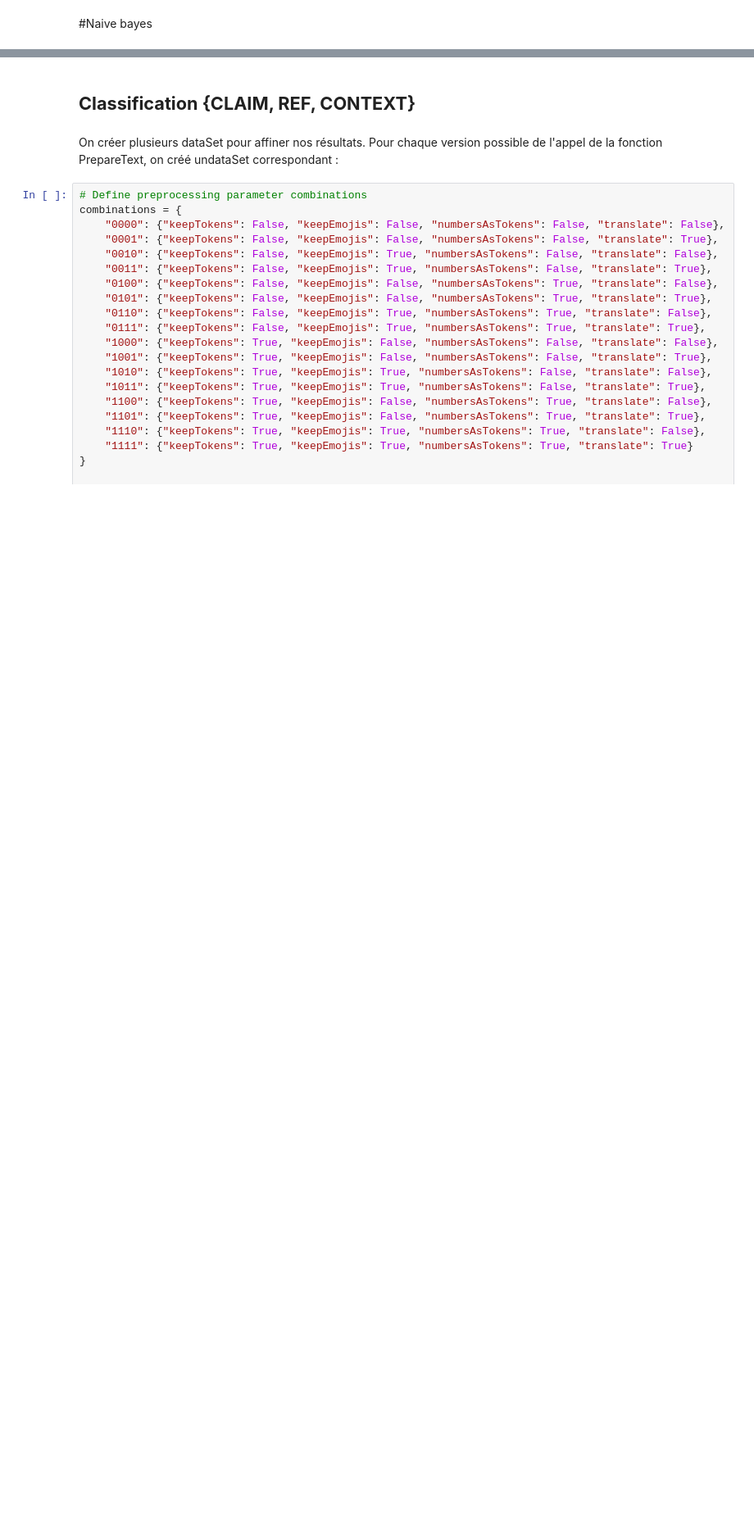
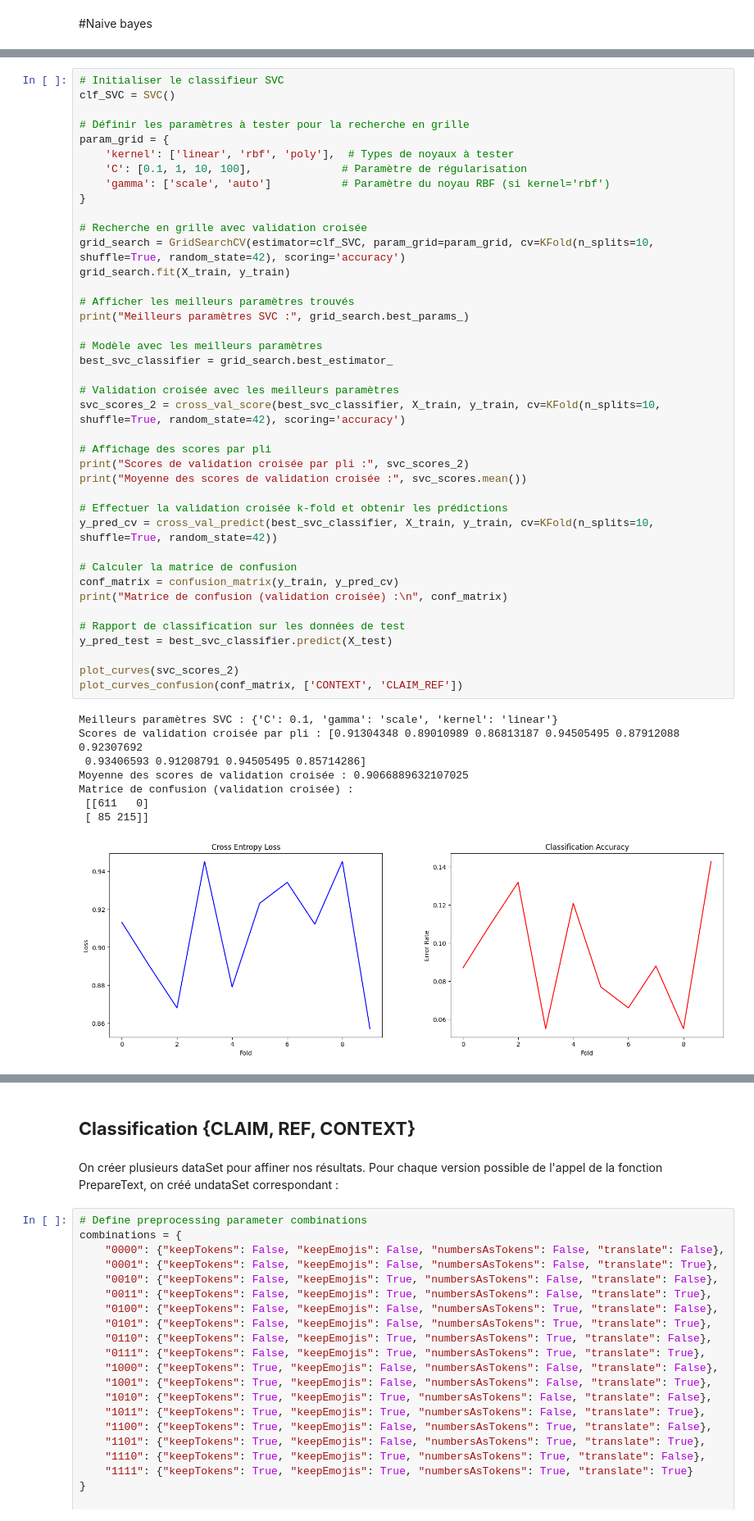
Before and after one commit to Akkuun/M1_IMAGINE_ML_Project, a Jupyter notebook: ML_Project_Group_8.ipynb, the cells around one changed output, grey strips where cells are left out. Shown at 82% size. Drawn from its saved outputs; the diff is of its cells as text; blank space fills up the shorter version.

```diff
--- a/ML_Project_Group_8.ipynb
+++ b/ML_Project_Group_8.ipynb
@@ -1520,0 +1592,49 @@ Scores de validation croisée par pli : [0.89130435 0.86813187 0.93406593 0.9560
+# %%
+# Initialiser le classifieur SVC
+clf_SVC = SVC()
+
+# Définir les paramètres à tester pour la recherche en grille
+param_grid = {
+    'kernel': ['linear', 'rbf', 'poly'],  # Types de noyaux à tester
+    'C': [0.1, 1, 10, 100],              # Paramètre de régularisation
+    'gamma': ['scale', 'auto']           # Paramètre du noyau RBF (si kernel='rbf')
+}
+
+# Recherche en grille avec validation croisée
+grid_search = GridSearchCV(estimator=clf_SVC, param_grid=param_grid, cv=KFold(n_splits=10, shuffle=True, random_state=42), scoring='accuracy')
+grid_search.fit(X_train, y_train)
+
+# Afficher les meilleurs paramètres trouvés
+print("Meilleurs paramètres SVC :", grid_search.best_params_)
+
+# Modèle avec les meilleurs paramètres
+best_svc_classifier = grid_search.best_estimator_
+
+# Validation croisée avec les meilleurs paramètres
+svc_scores_2 = cross_val_score(best_svc_classifier, X_train, y_train, cv=KFold(n_splits=10, shuffle=True, random_state=42), scoring='accuracy')
+
+# Affichage des scores par pli
+print("Scores de validation croisée par pli :", svc_scores_2)
+print("Moyenne des scores de validation croisée :", svc_scores.mean())
+
+# Effectuer la validation croisée k-fold et obtenir les prédictions
+y_pred_cv = cross_val_predict(best_svc_classifier, X_train, y_train, cv=KFold(n_splits=10, shuffle=True, random_state=42))
+
+# Calculer la matrice de confusion
+conf_matrix = confusion_matrix(y_train, y_pred_cv)
+print("Matrice de confusion (validation croisée) :\n", conf_matrix)
+
+# Rapport de classification sur les données de test
+y_pred_test = best_svc_classifier.predict(X_test)
+
+plot_curves(svc_scores_2)
+plot_curves_confusion(conf_matrix, ['CONTEXT', 'CLAIM_REF'])
+# %% [output]
+Meilleurs paramètres SVC : {'C': 0.1, 'gamma': 'scale', 'kernel': 'linear'}
+Scores de validation croisée par pli : [0.91304348 0.89010989 0.86813187 0.94505495 0.87912088 0.92307692
+ 0.93406593 0.91208791 0.94505495 0.85714286]
+Moyenne des scores de validation croisée : 0.9066889632107025
+Matrice de confusion (validation croisée) :
+ [[611   0]
+ [ 85 215]]
+[figure, added]
```
Also changed, not shown: parts of 15 cells of this notebook.
